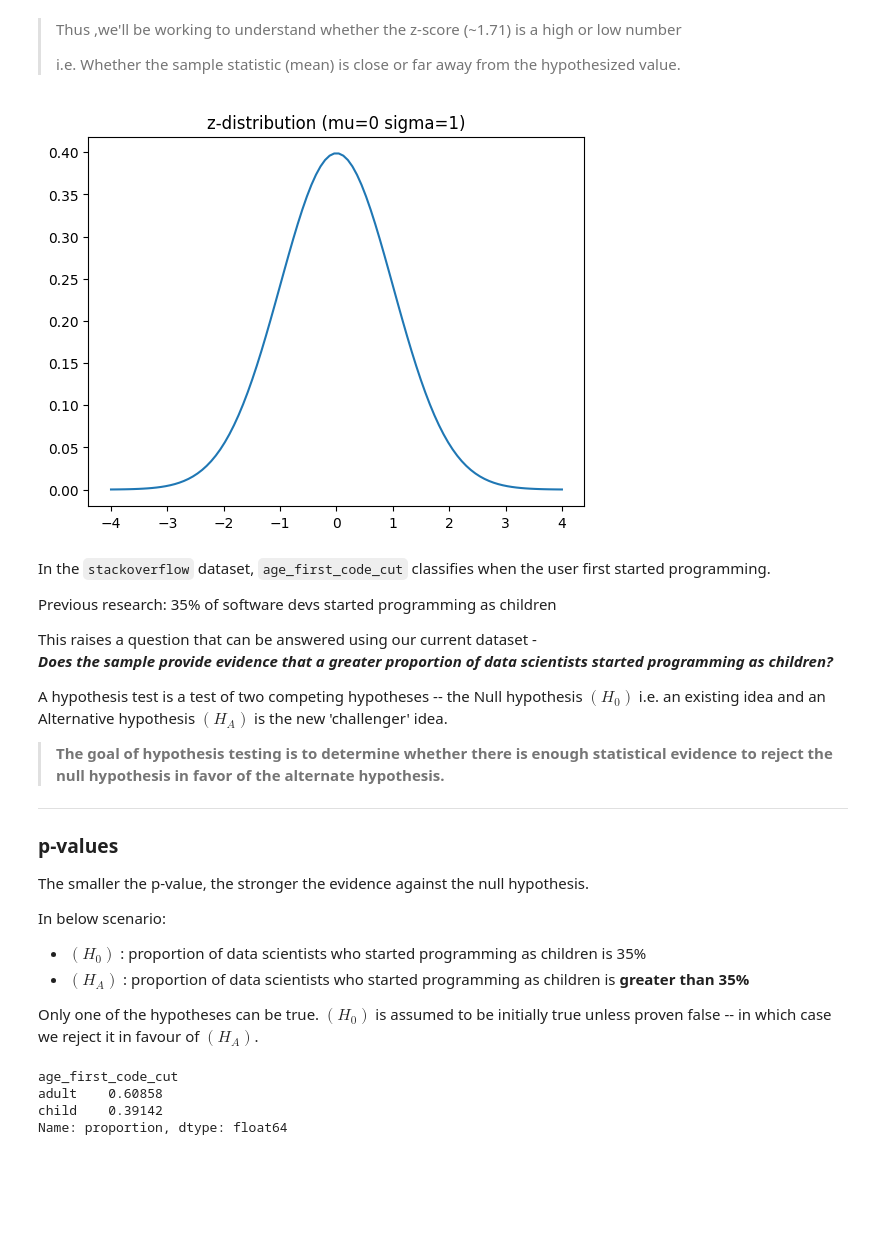
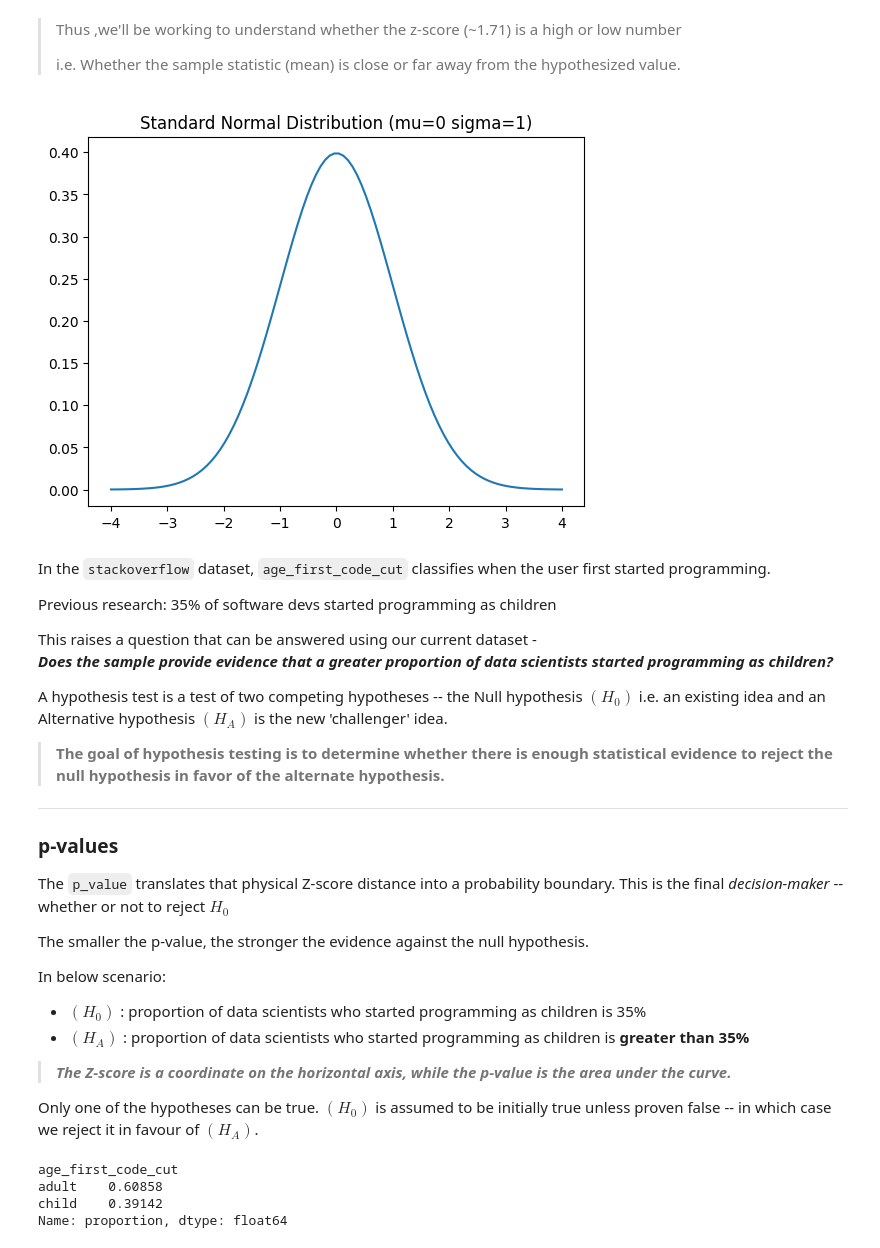
Before and after one commit to abhijeet-bhambere/python-ml-trail, a Jupyter notebook: hypothesis_testing.ipynb, the cells around one changed output. Saved outputs shown, nothing was run; the diff lists cells and outputs as text; code cells hidden in the pictures; blank space fills up the shorter version.

```diff
--- a/hypothesis_testing.ipynb
+++ b/hypothesis_testing.ipynb
@@ -119,16 +174,18 @@ Calculated z-score = 1.71
 >
 >i.e. Whether the sample statistic (mean) is close or far away from the hypothesized value.
 # %%
+# Plot the standard normal (z) distribution for reference
 from scipy.stats import norm
-mu=0
-sigma=1
+mu = 0
+sigma = 1
 x = np.linspace(mu - 4*sigma, mu + 4*sigma, 100)
 y = norm.pdf(x, mu, sigma)
-plt.title("z-distribution (mu=0 sigma=1)")
-plt.plot(x,y)
+# A more descriptive title that clearly indicates this is the standard normal distribution
+plt.title("Standard Normal Distribution (mu=0 sigma=1)")
+plt.plot(x, y)
 plt.show()
 # %% [output]
-[figure, old version]
+[figure, new version]
 # %% [markdown]
 
 In the `stackoverflow` dataset, `age_first_code_cut` classifies when the user first started programming.
@@ -145,12 +202,16 @@ A hypothesis test is a test of two competing hypotheses -- the Null hypothesis $
 ____
 ### p-values
 
+The `p_value` translates that physical Z-score distance into a probability boundary. This is the final *decision-maker* -- whether or not to reject $H_0$
+
 The smaller the p-value, the stronger the evidence against the null hypothesis.
 
 In below scenario: <br>
 - $(H_0)$ : proportion of data scientists who started programming as children is 35%
 - $(H_A)$ : proportion of data scientists who started programming as children is **greater than 35%**
 
+>**_The Z-score is a coordinate on the horizontal axis, while the p-value is the area under the curve._**
+
 Only one of the hypotheses can be true. $(H_0)$ is assumed to be initially true unless proven false -- in which case we reject it in favour of $(H_A)$.
 # %%
 stackoverflowdf["age_first_code_cut"].value_counts(normalize=True)
```
Also changed, not shown: parts of 30 cells of this notebook.
